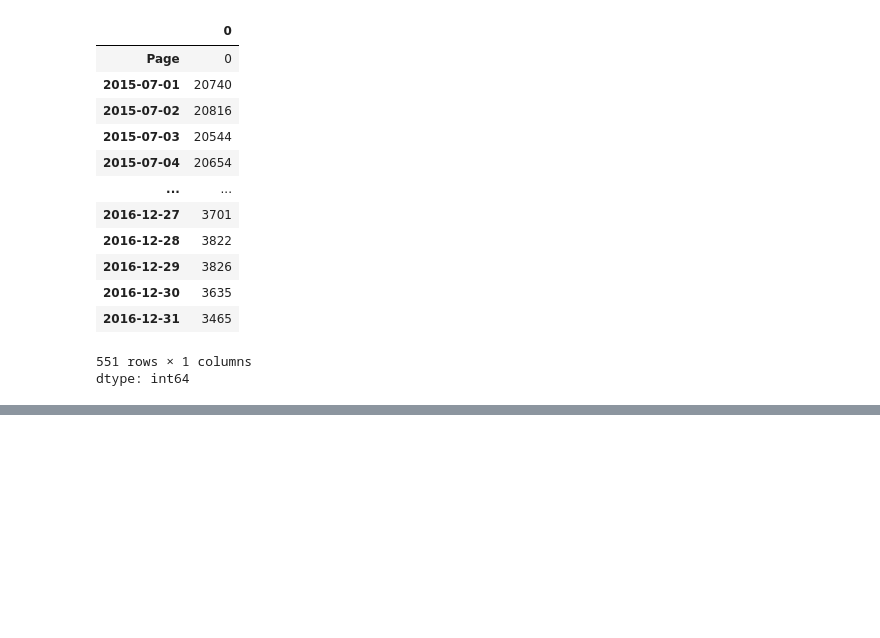
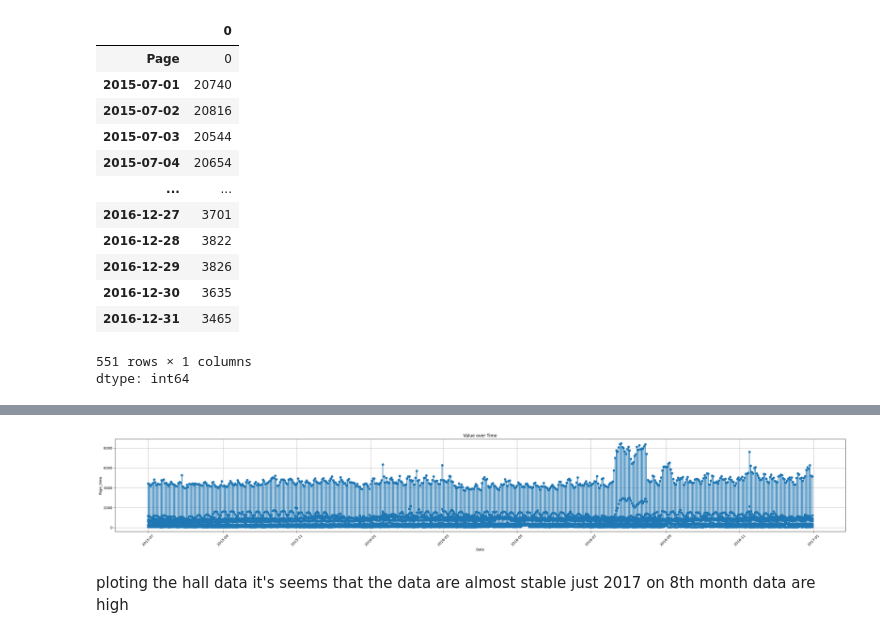
Before and after one commit to priyankakpal/Target-Analysis-Using-SQL-Tablue, a Jupyter notebook: AdEase_TimeSeries_BusinessCaseStudy.ipynb, the cells around one changed output, grey strips where cells are left out. Saved outputs shown, nothing was run; the diff lists cells and outputs as text; code cells hidden in the pictures; blank space fills up the shorter version.

```diff
--- a/AdEase_TimeSeries_BusinessCaseStudy.ipynb
+++ b/AdEase_TimeSeries_BusinessCaseStudy.ipynb
@@ -88,0 +135,2 @@ df[df['2015-07-01'].isna()]
+# %%
+final_df = df.groupby('Code')[data].mean().reset_index()
@@ -88,0 +151,2 @@ df[df['2015-07-01'].isna()]
+# %%
+final_df = final_df.melt(id_vars='Code', value_vars=final_df.iloc[:,1:].columns, var_name='Date',value_name='Page_View')
@@ -88,0 +182,2 @@ df[df['2015-07-01'].isna()]
+# %%
+final_df['Date'] = pd.to_datetime(final_df['Date'])
@@ -88,0 +197,18 @@ df[df['2015-07-01'].isna()]
+# %%
+plt.figure(figsize=(30, 5))
+plt.plot(final_df['Date'], final_df['Page_View'], marker='o')
+
+# Customize the plot
+plt.title('Value over Time')
+plt.xlabel('Date')
+plt.ylabel('Page_View')
+plt.grid()
+plt.xticks(rotation=45)  # Rotate x-axis labels for better readability
+
+# Display the plot
+plt.tight_layout()  # Adjust layout to make room for rotated labels
+plt.show()
+# %% [output]
+[figure, added]
+# %% [markdown]
+ploting the hall data it's seems that the data are almost stable just 2017 on 8th month data are high
```
Also changed, not shown: parts of 77 cells of this notebook.
